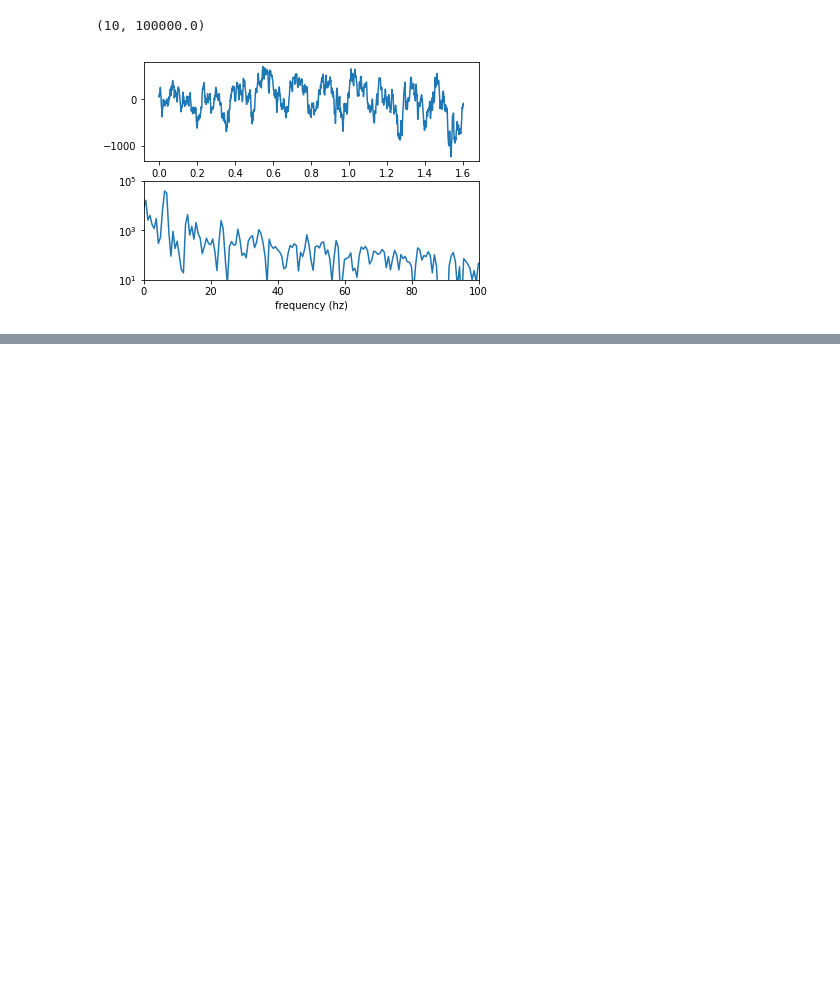
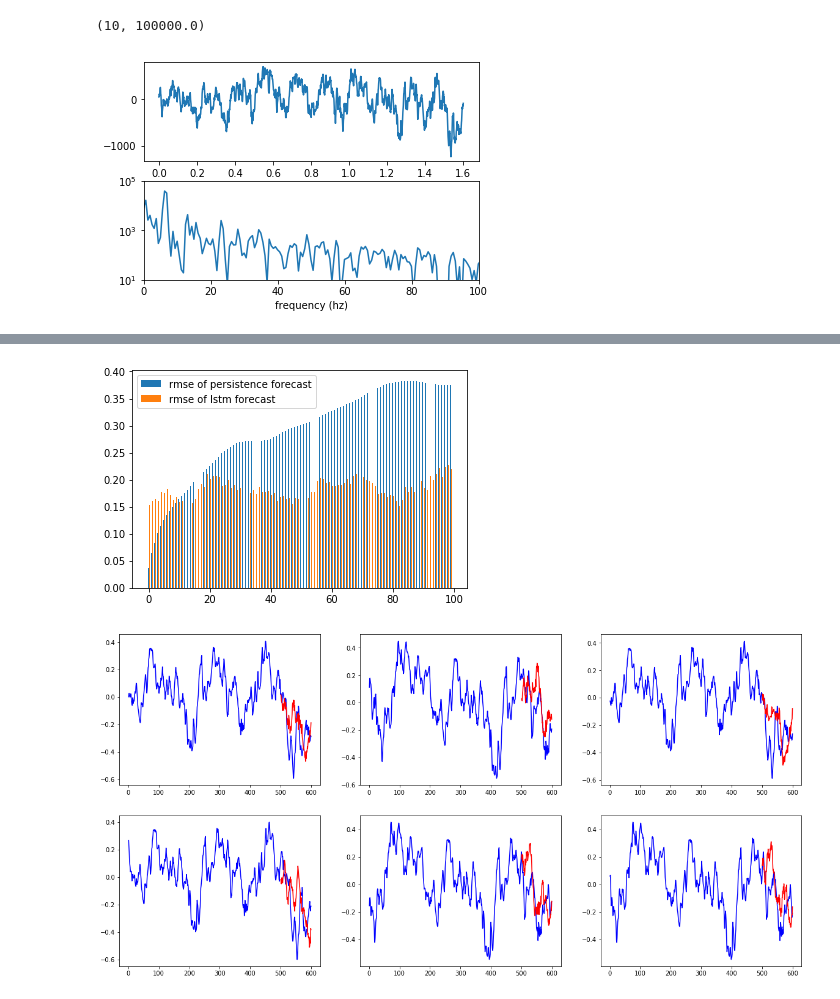
Before and after one commit to latimerb/LFP_Prediction, a Jupyter notebook: Univar_LSTM.ipynb, the cells around one changed output, grey strips where cells are left out. Saved outputs shown, nothing was run; the diff lists cells and outputs as text; code cells hidden in the pictures; blank space fills up the shorter version.

```diff
--- a/Univar_LSTM.ipynb
+++ b/Univar_LSTM.ipynb
@@ -314,8 +306,8 @@ plt.ylim(10,10e4)
 from utils import series_to_supervised, fit_lstm, forecast_lstm, make_forecasts
 
 # Series to supervised
-num_lookback = 10
-num_predict = 3
+num_lookback = 500
+num_predict = 100
 
 # n_in is the number of samples for "input" and n_out is the number for "output", or prediction
 supervised_dataset = series_to_supervised(dataset[:,1:2],n_in=num_lookback,n_out=num_predict)
@@ -350,21 +342,5 @@ print("rmse for (LSTM) testing: ", rmse_lstm_test)
 
 rmse_pers_test = np.sqrt(np.mean((y_pers_test-scaled_test[:,-num_predict:])**2,axis=0))
 print("rmse for (persistence) testing: ", rmse_pers_test)
-
-# Plot the persistence and LSTM forecasts
-plt.figure()
-plt.bar(np.arange(0,num_predict)-0.2,rmse_pers_test,0.3,label='rmse of persistence forecast')
-plt.bar(np.arange(0,num_predict)+0.2,rmse_lstm_test,0.3,label='rmse of lstm forecast')
-plt.legend()
-
-#look at 6 samples to see how we did
-chunk_size = num_lookback + num_predict
-
-plt.figure(figsize=(20,10))
-for i in np.arange(1,7):
-    sample = np.random.randint(0,scaled_forecasts.shape[0])
-    plt.subplot(2,3,i)
-    plt.plot(np.linspace(1,chunk_size,num=chunk_size),scl_sup_ds[sample+N_train,:],color='blue')
-    plt.plot(np.linspace(num_lookback+1,chunk_size,num=num_predict),scaled_forecasts[sample,:],color='red')
 # %% [output]
 Epoch 1/20
@@ -388,0 +363,20 @@ rmse for (persistence) testing:  [0.18535265 0.31157346 0.40711198]
+# %%
+# Plot the persistence and LSTM forecasts
+%matplotlib inline
+plt.figure()
+plt.bar(np.arange(0,num_predict)-0.2,rmse_pers_test,0.3,label='rmse of persistence forecast')
+plt.bar(np.arange(0,num_predict)+0.2,rmse_lstm_test,0.3,label='rmse of lstm forecast')
+plt.legend()
+
+#look at 6 samples to see how we did
+chunk_size = num_lookback + num_predict
+
+plt.figure(figsize=(20,10))
+for i in np.arange(1,7):
+    sample = np.random.randint(0,scaled_forecasts.shape[0])
+    plt.subplot(2,3,i)
+    plt.plot(np.linspace(1,chunk_size,num=chunk_size),scl_sup_ds[sample+N_train,:],color='blue',label='actual')
+    plt.plot(np.linspace(num_lookback+1,chunk_size,num=num_predict),scaled_forecasts[sample,:],color='red',label='predicted')
+# %% [output]
+[figure, added]
+[figure, added]
```
Also changed, not shown: parts of 11 cells of this notebook.
